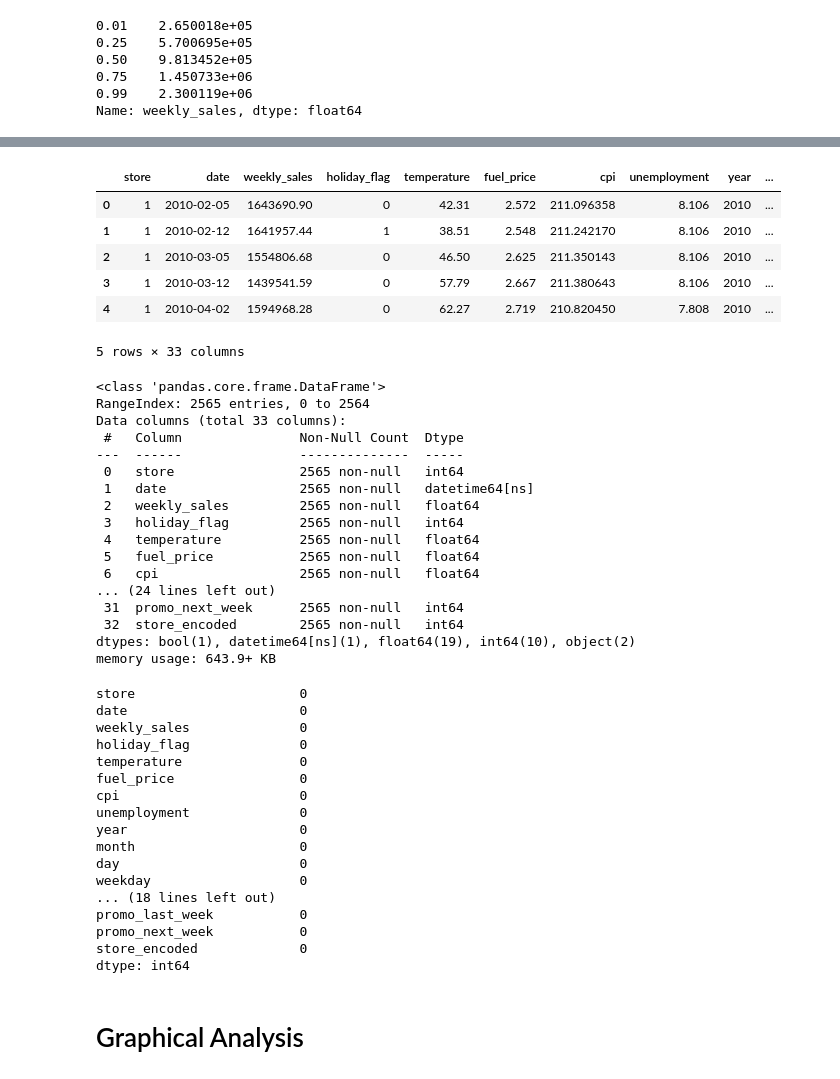
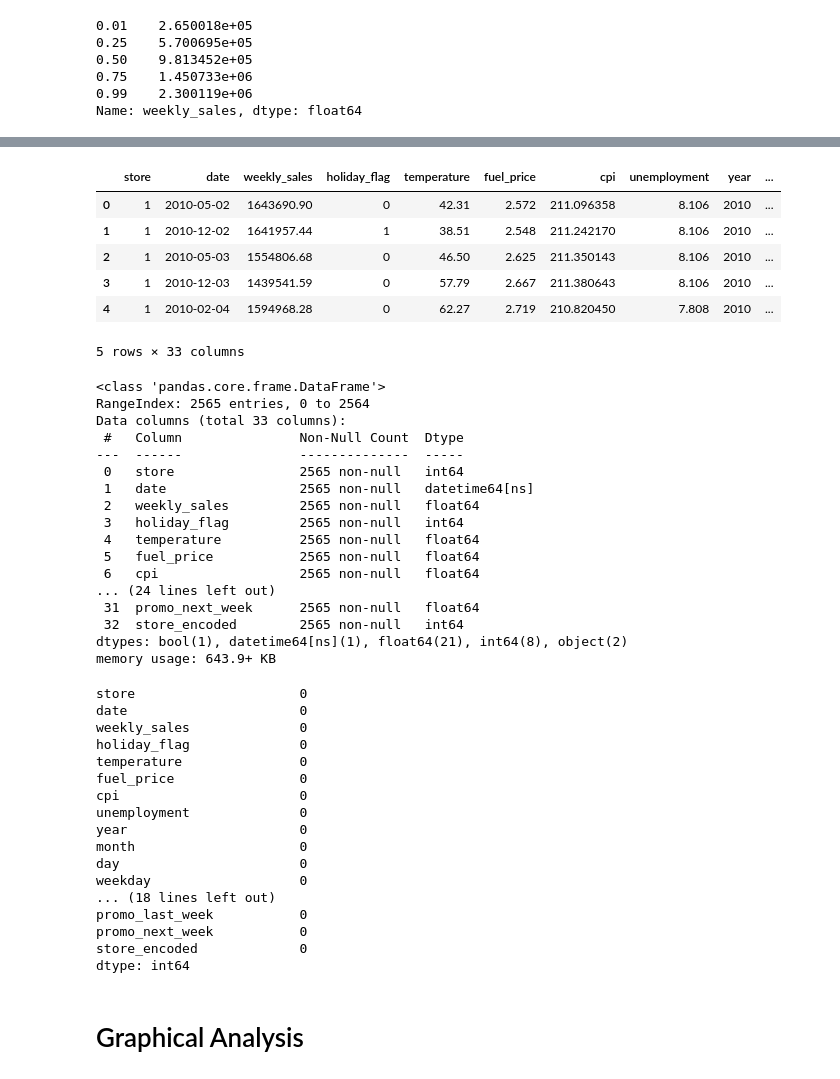
Before and after one commit to Santhosh-Dawre/Walmart_Sales_Prediction, a Jupyter notebook: notebooks/EDA_Analysis.ipynb, the cells around one changed output, grey strips where cells are left out. Drawn from its saved outputs; the diff is of its cells as text; code cells hidden in the pictures.

```diff
--- a/notebooks/EDA_Analysis.ipynb
+++ b/notebooks/EDA_Analysis.ipynb
@@ -346,17 +347,17 @@ Requirement already satisfied: six>=1.5 in c:\users\sajja\downloads\walmart_sale
 # %%
 import pandas as pd
 import matplotlib.pyplot as plt
 import seaborn as sns
 
-df = pd.read_csv("C:/Users/sajja/Downloads/Walmart_Sales/data/processed/feature_engineered_sales.csv", parse_dates=['date'])
+df = pd.read_csv("C:/Users/Saisa/Downloads/Walmart_Sales/data/processed/feature_engineered_sales.csv", parse_dates=['date'])
 df.head()
 # %% [output]
 |  | store | date | weekly_sales | holiday_flag | temperature | fuel_price | cpi | unemployment | year | ... |
-| 0 | 1 | 2010-02-05 | 1643690.90 | 0 | 42.31 | 2.572 | 211.096358 | 8.106 | 2010 | ... |
-| 1 | 1 | 2010-02-12 | 1641957.44 | 1 | 38.51 | 2.548 | 211.242170 | 8.106 | 2010 | ... |
-| 2 | 1 | 2010-03-05 | 1554806.68 | 0 | 46.50 | 2.625 | 211.350143 | 8.106 | 2010 | ... |
-| 3 | 1 | 2010-03-12 | 1439541.59 | 0 | 57.79 | 2.667 | 211.380643 | 8.106 | 2010 | ... |
-| 4 | 1 | 2010-04-02 | 1594968.28 | 0 | 62.27 | 2.719 | 210.820450 | 7.808 | 2010 | ... |
+| 0 | 1 | 2010-05-02 | 1643690.90 | 0 | 42.31 | 2.572 | 211.096358 | 8.106 | 2010 | ... |
+| 1 | 1 | 2010-12-02 | 1641957.44 | 1 | 38.51 | 2.548 | 211.242170 | 8.106 | 2010 | ... |
+| 2 | 1 | 2010-05-03 | 1554806.68 | 0 | 46.50 | 2.625 | 211.350143 | 8.106 | 2010 | ... |
+| 3 | 1 | 2010-12-03 | 1439541.59 | 0 | 57.79 | 2.667 | 211.380643 | 8.106 | 2010 | ... |
+| 4 | 1 | 2010-02-04 | 1594968.28 | 0 | 62.27 | 2.719 | 210.820450 | 7.808 | 2010 | ... |
 5 rows × 33 columns
 # %%
 df.info()
@@ -376,9 +377,9 @@ Data columns (total 33 columns):
  5   fuel_price           2565 non-null   float64
  6   cpi                  2565 non-null   float64
 ... (24 lines left out)
- 31  promo_next_week      2565 non-null   int64
+ 31  promo_next_week      2565 non-null   float64
  32  store_encoded        2565 non-null   int64
-dtypes: bool(1), datetime64[ns](1), float64(19), int64(10), object(2)
+dtypes: bool(1), datetime64[ns](1), float64(21), int64(8), object(2)
 memory usage: 643.9+ KB
 store                     0
 date                      0
```
Also changed, not shown: parts of 21 cells of this notebook, 2 other files.
